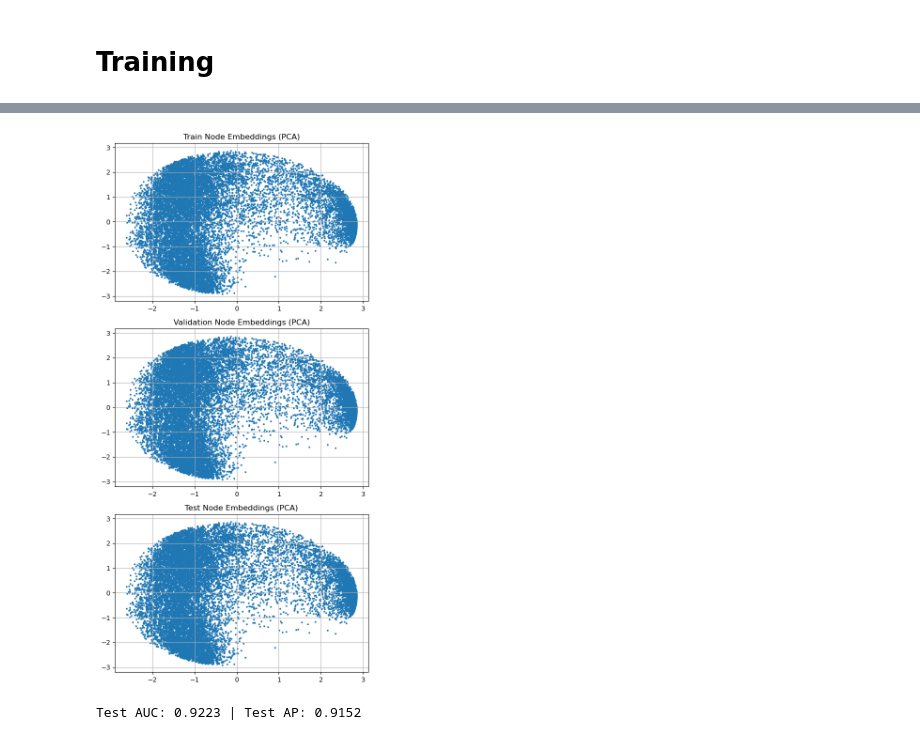
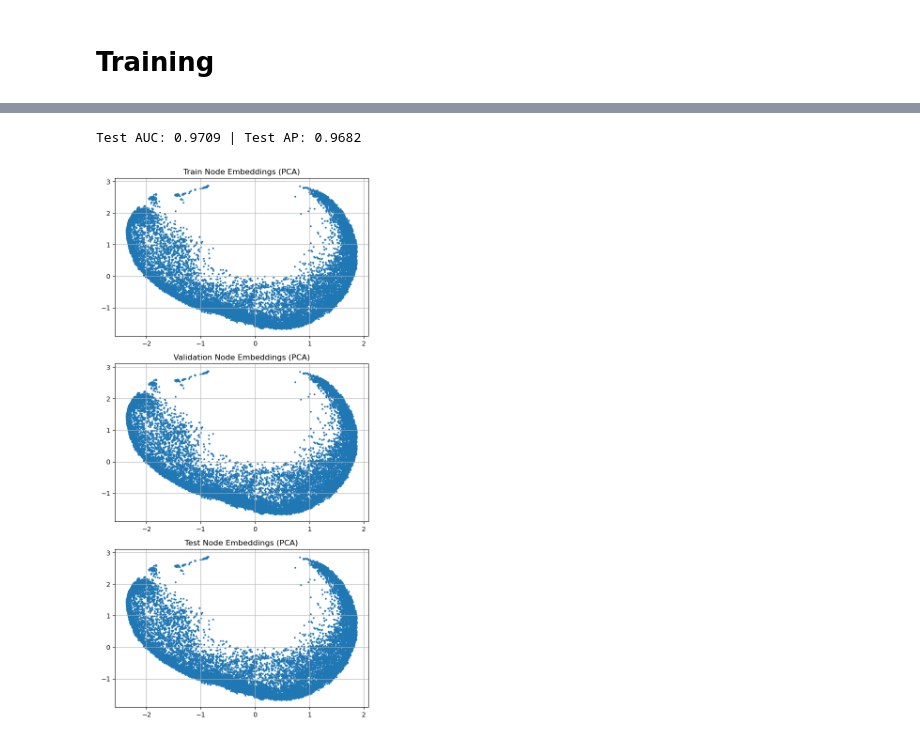
Before and after one commit to manavrm/co-purchase-prediction, a Jupyter notebook: feature_engineering_and_training.ipynb, the cells around one changed output, grey strips where cells are left out. Drawn from its saved outputs; the diff is of its cells as text; code cells hidden in the pictures.

Commit message:
best training upto now - transductive

```diff
--- a/feature_engineering_and_training.ipynb
+++ b/feature_engineering_and_training.ipynb
@@ -564,7 +570,9 @@ def train(model, x, edge_index, edge_label_index, edge_label, optimizer, device)
     loss = F.binary_cross_entropy(
         pred_logits,
         edge_label.to(device),
-        weight=torch.where(edge_label == 1, pos_weight, torch.tensor(1.0, device=device))
+        weight=torch.where(
+            edge_label == 1, pos_weight, torch.tensor(1.0, device=device)
+        ),
     )
     loss.backward()
     optimizer.step()
@@ -589,7 +597,9 @@ def evaluate(model, x, edge_index, edge_label_index, edge_label, device):
     loss = F.binary_cross_entropy(
         pred_logits,
         edge_label.to(device),
-        weight=torch.where(edge_label == 1, pos_weight, torch.tensor(1.0, device=device))
+        weight=torch.where(
+            edge_label == 1, pos_weight, torch.tensor(1.0, device=device)
+        ),
     ).item()
 
     pred_prob = pred_logits.detach().cpu()
@@ -605,10 +615,10 @@ model = LinkPredictionModel(
     in_channels=train_data.num_node_features,
     hidden_channels=16,
     out_channels=8,
-    dropout=0.5,
+    dropout=0.3,
 ).to(device)
 
-optimizer = torch.optim.Adam(model.parameters(), lr=1e-3, weight_decay=1e-5)
+optimizer = torch.optim.Adam(model.parameters(), lr=1e-2, weight_decay=1e-5)
 # %%
 train_losses, val_losses = [], []
 val_aucs, val_aps = [], []
@@ -617,11 +627,17 @@ best_metric = 0
 patience = 60
 patience_counter = 0
 best_model_state = None
-num_epochs = 200
+num_epochs = 1000
 
 for epoch in range(1, num_epochs + 1):
     train_loss = train(
-        model, train_data.x, train_edge_index, train_edge_label_index, train_edge_label, optimizer, device
+        model,
+        train_data.x,
+        train_edge_index,
+        train_edge_label_index,
+        train_edge_label,
+        optimizer,
+        device,
     )
     train_losses.append(train_loss)
 
@@ -694 +710,14 @@ plt.show()
+# %%
+model.load_state_dict(best_model_state)
+test_loss, test_auc, test_ap, test_preds, test_labels = evaluate(
+    model,
+    test_data.x,
+    test_data.edge_index,
+    test_edge_label_index,
+    test_edge_label,
+    device,
+)
+print(f"Test AUC: {test_auc:.4f} | Test AP: {test_ap:.4f}")
+# %% [output]
+Test AUC: 0.9709 | Test AP: 0.9682
 # %%
@@ -733,12 +815,12 @@ def plot_pca_grid(x_train, edge_train, x_val, edge_val, x_test, edge_test, model
 # %%
-plot_pca_grid(train_data.x, train_edge_index, val_data.x, val_edge_index, test_data.x, test_edge_index, model)
+plot_pca_grid(
+    train_data.x,
+    train_edge_index,
+    val_data.x,
+    val_edge_index,
+    test_data.x,
+    test_edge_index,
+    model,
+)
 # %% [output]
-[figure, old version]
+[figure, new version]
-# %%
-model.load_state_dict(best_model_state)
-test_loss, test_auc, test_ap, test_preds, test_labels = evaluate(
-    model, test_data.x, test_data.edge_index, test_edge_label_index, test_edge_label, device
-)
-print(f"Test AUC: {test_auc:.4f} | Test AP: {test_ap:.4f}")
-# %% [output]
-Test AUC: 0.9223 | Test AP: 0.9152
```
Also changed, not shown: parts of 19 cells of this notebook.
